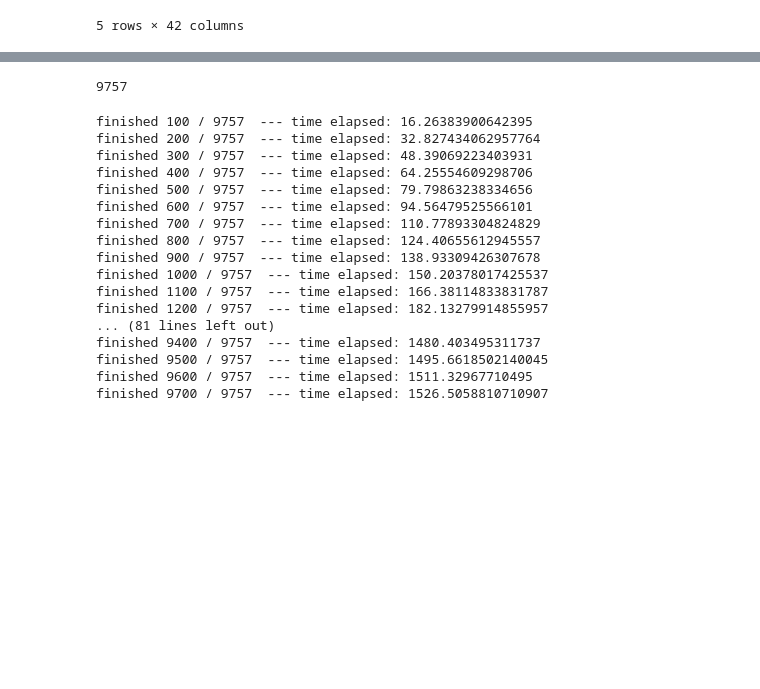
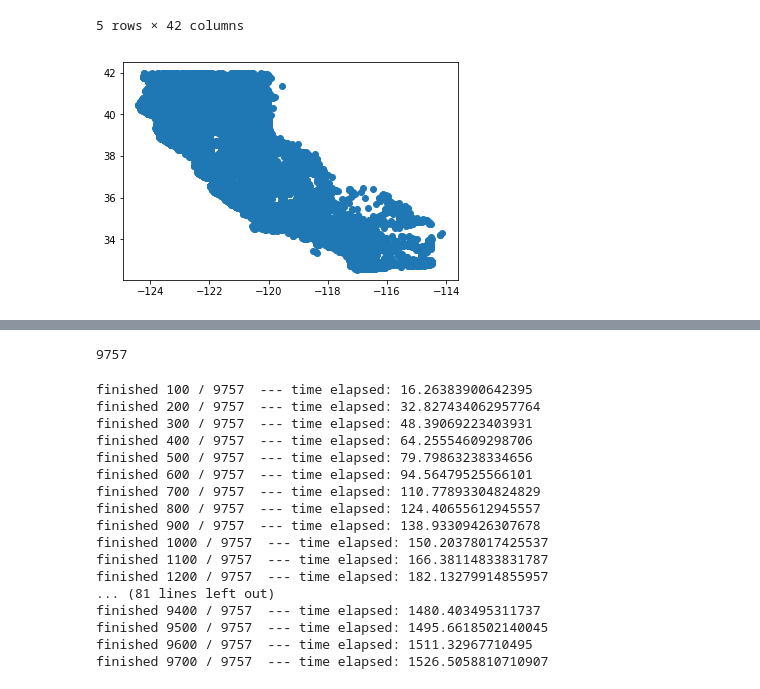
Before and after one commit to jems2019/CMPE257, a Jupyter notebook: Data Cleaning/Lat_Lng_Data_Cleaning.ipynb, the cells around one changed output, grey strips where cells are left out. Cells and saved outputs as stored; diff of their text form; code cells hidden in the pictures; blank space fills up the shorter version.

```diff
--- a/Data Cleaning/Lat_Lng_Data_Cleaning.ipynb
+++ b/Data Cleaning/Lat_Lng_Data_Cleaning.ipynb
@@ -127,3 +127,8 @@ fire_data.head()
 | 3 | 3 | 3 | 4 | 4 | FS-1418845 | FED | FS-FIRESTAT | ... |
 | 4 | 4 | 4 | 5 | 5 | FS-1418847 | FED | FS-FIRESTAT | ... |
 5 rows × 42 columns
+# %%
+plt.scatter(fire_data['LONGITUDE'], fire_data['LATITUDE'], cmap = fire_data['CLUSTER'])
+plt.show()
+# %% [output]
+[figure, added]
```
Also changed, not shown: parts of 2 cells of this notebook, 2 other files.
